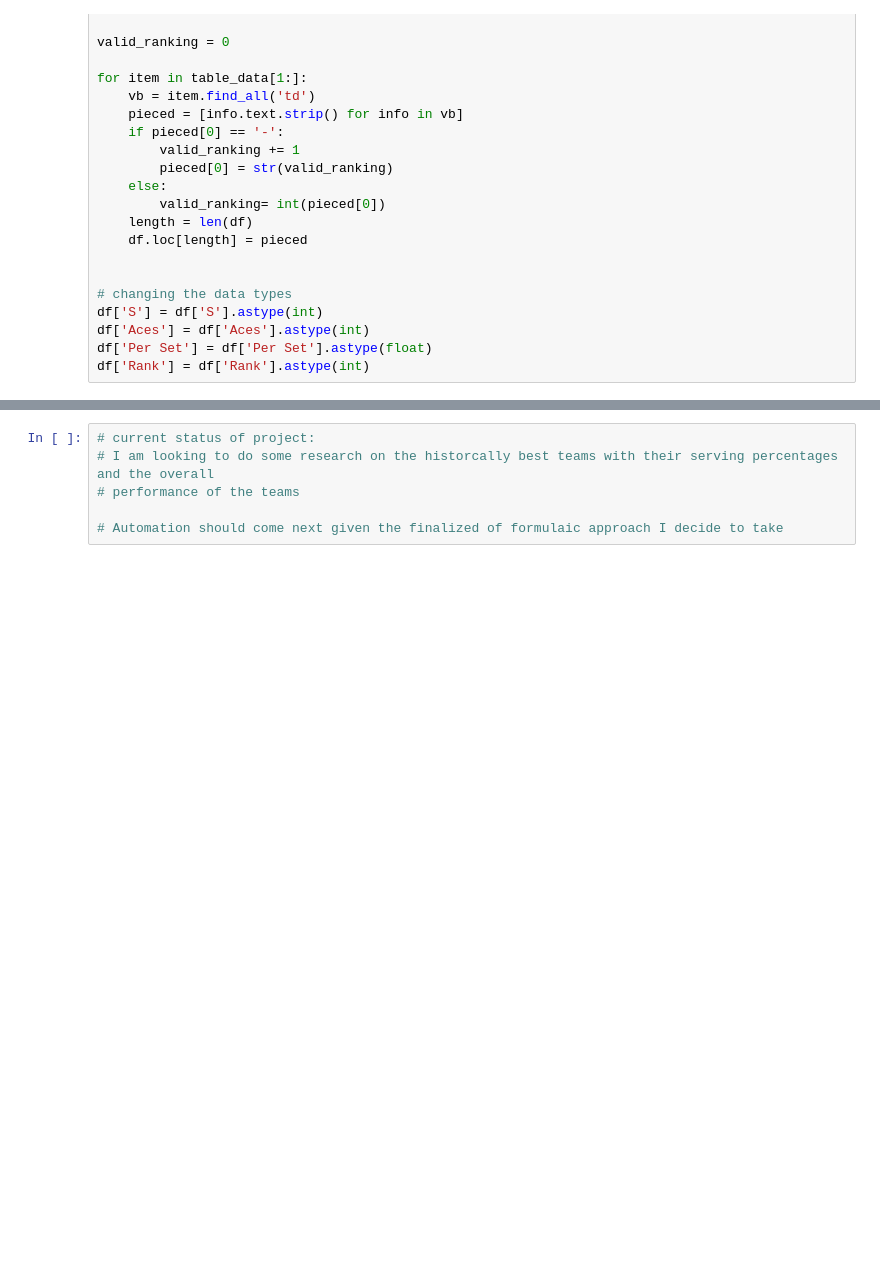
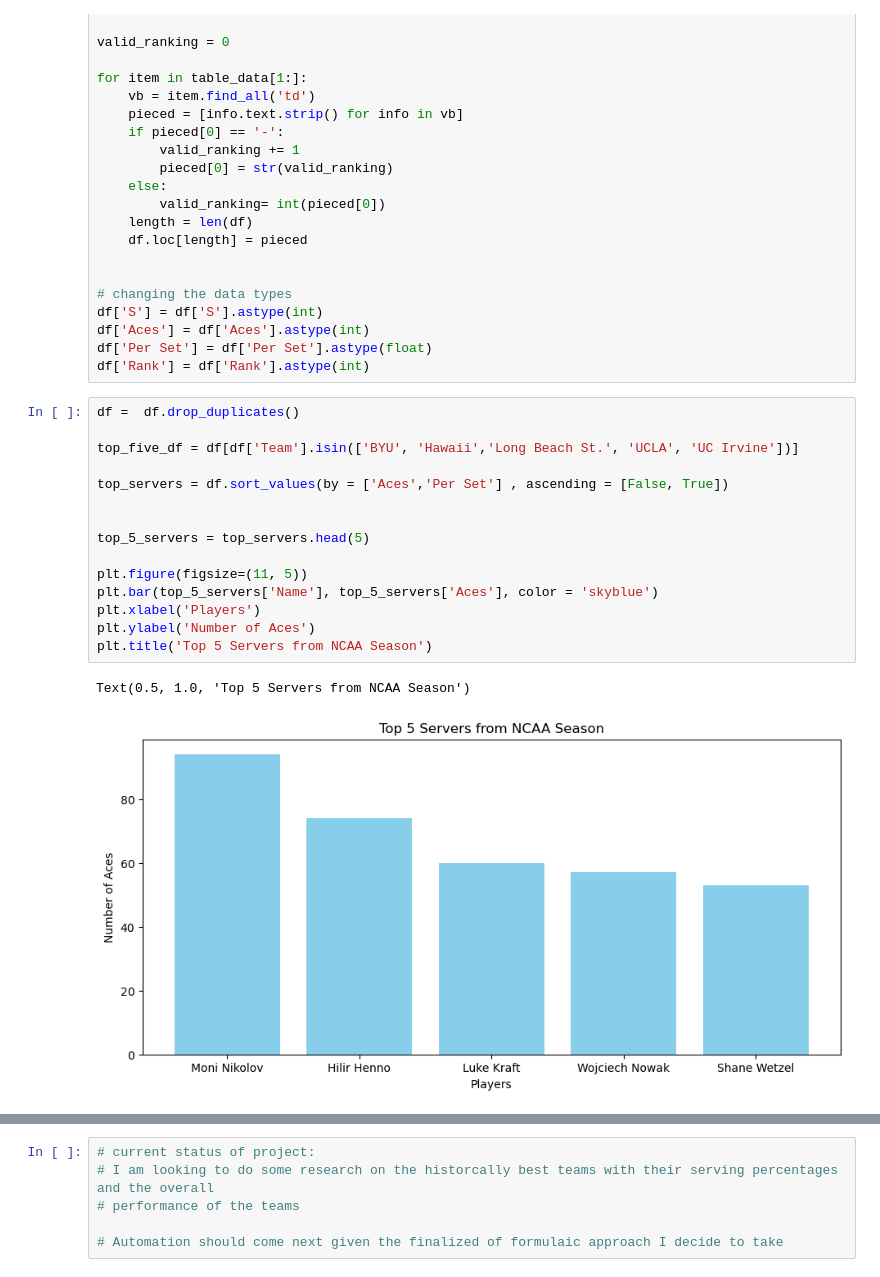
Before and after one commit to jasonrdz/NCAA-Men-Volleyball, a Jupyter notebook: individual_serving.ipynb, the cells around one changed output, grey strips where cells are left out. Drawn from its saved outputs; the diff is of its cells as text; blank space fills up the shorter version.

```diff
--- a/individual_serving.ipynb
+++ b/individual_serving.ipynb
@@ -120,4 +121,22 @@ df['S'] = df['S'].astype(int)
 df['Aces'] = df['Aces'].astype(int)
 df['Per Set'] = df['Per Set'].astype(float)
 df['Rank'] = df['Rank'].astype(int)
+# %%
+df =  df.drop_duplicates()
+
+top_five_df = df[df['Team'].isin(['BYU', 'Hawaii','Long Beach St.', 'UCLA', 'UC Irvine'])]
+
+top_servers = df.sort_values(by = ['Aces','Per Set'] , ascending = [False, True])
+
+
+top_5_servers = top_servers.head(5)
+
+plt.figure(figsize=(11, 5))
+plt.bar(top_5_servers['Name'], top_5_servers['Aces'], color = 'skyblue')
+plt.xlabel('Players')
+plt.ylabel('Number of Aces')
+plt.title('Top 5 Servers from NCAA Season')
+# %% [output]
+Text(0.5, 1.0, 'Top 5 Servers from NCAA Season')
+[figure, added]
 # %%
```
Also changed, not shown: parts of 4 cells of this notebook, 1 other file.
